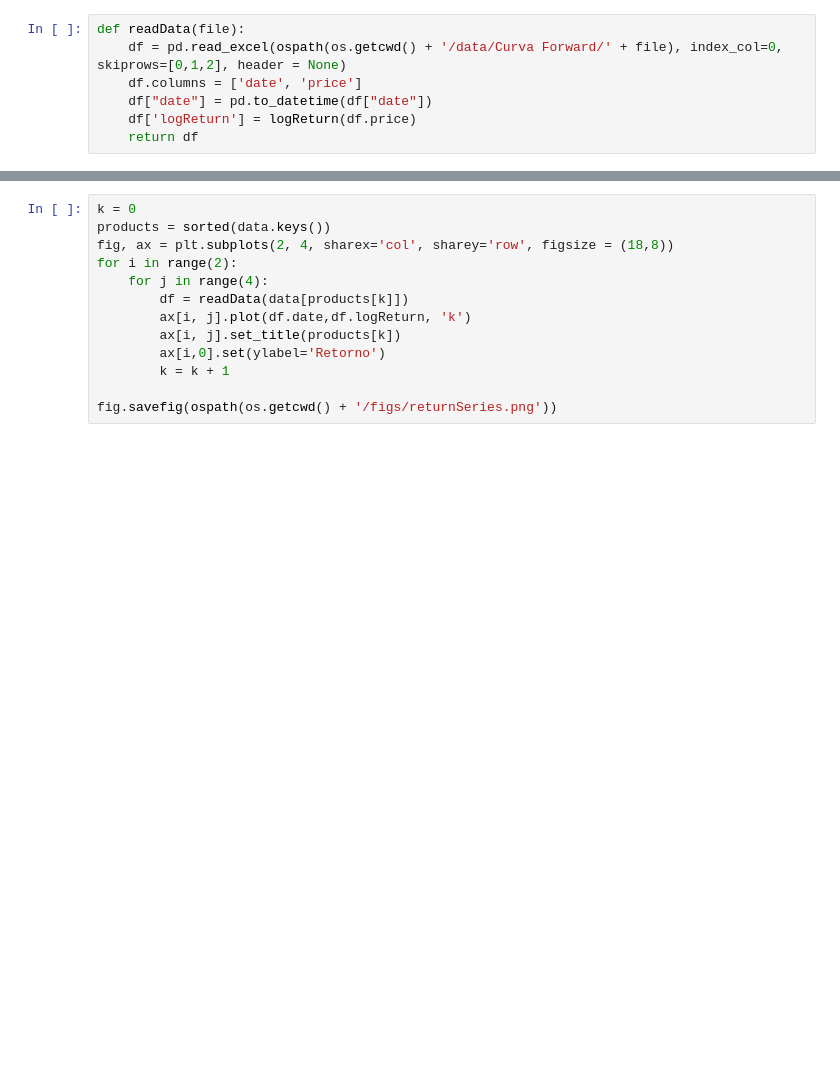
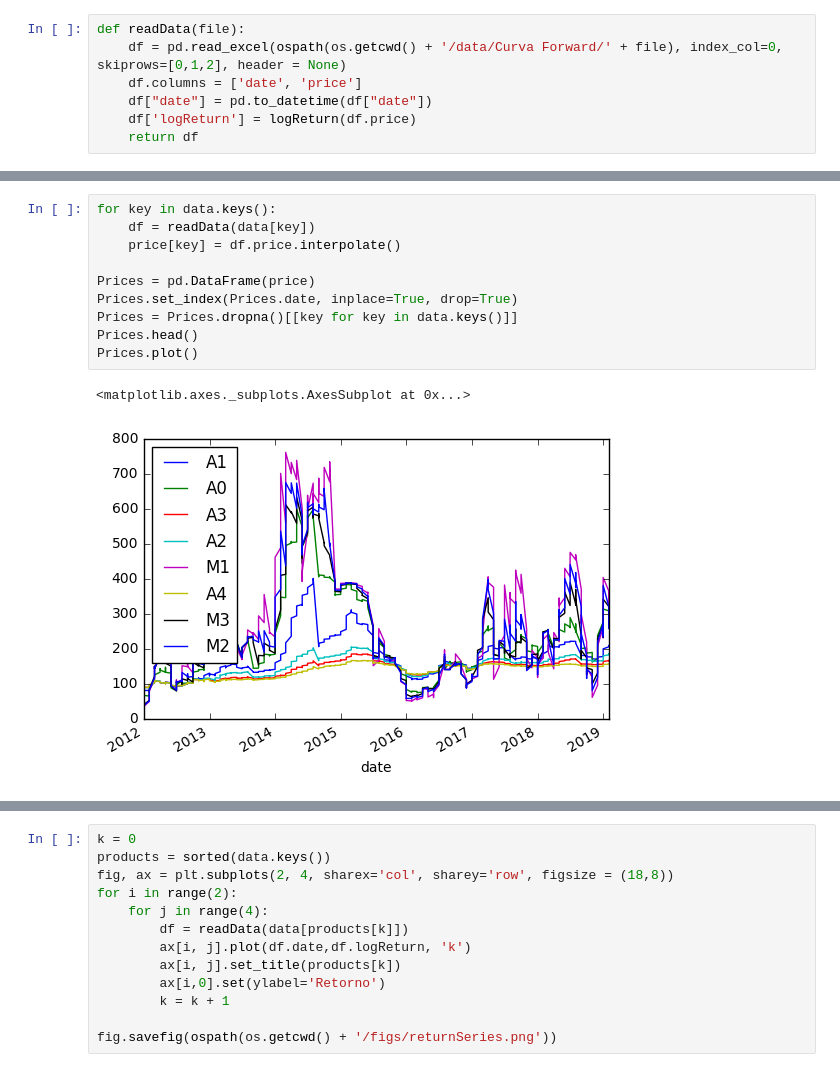
Before and after one commit to pedroargento/Mestrado, a Jupyter notebook: codigo.ipynb, the cells around one changed output, grey strips where cells are left out. Drawn from its saved outputs; the diff is of its cells as text; blank space fills up the shorter version.

```diff
--- a/codigo.ipynb
+++ b/codigo.ipynb
@@ -34,0 +32,13 @@ data = {'M1': '2019-03-01_15-12-06_Evolucao_historica_da__Media__na_serie_M__1_n
+# %%
+for key in data.keys():
+    df = readData(data[key])
+    price[key] = df.price.interpolate()
+
+Prices = pd.DataFrame(price)
+Prices.set_index(Prices.date, inplace=True, drop=True)
+Prices = Prices.dropna()[[key for key in data.keys()]]
+Prices.head()
+Prices.plot()
+# %% [output]
+<matplotlib.axes._subplots.AxesSubplot at 0x...>
+[figure, added]
```
Also changed, not shown: parts of 10 cells of this notebook, 1 other file.
